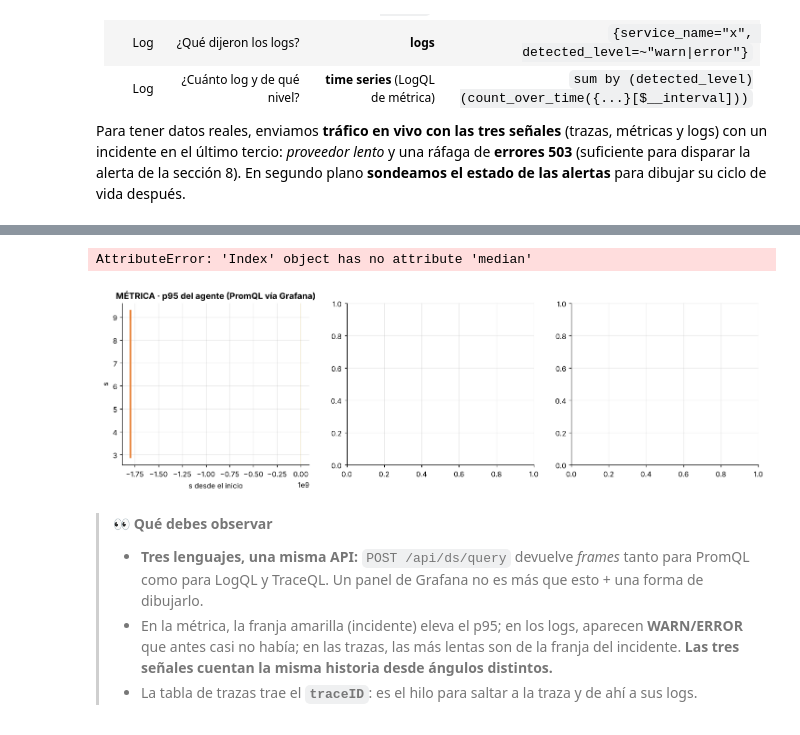
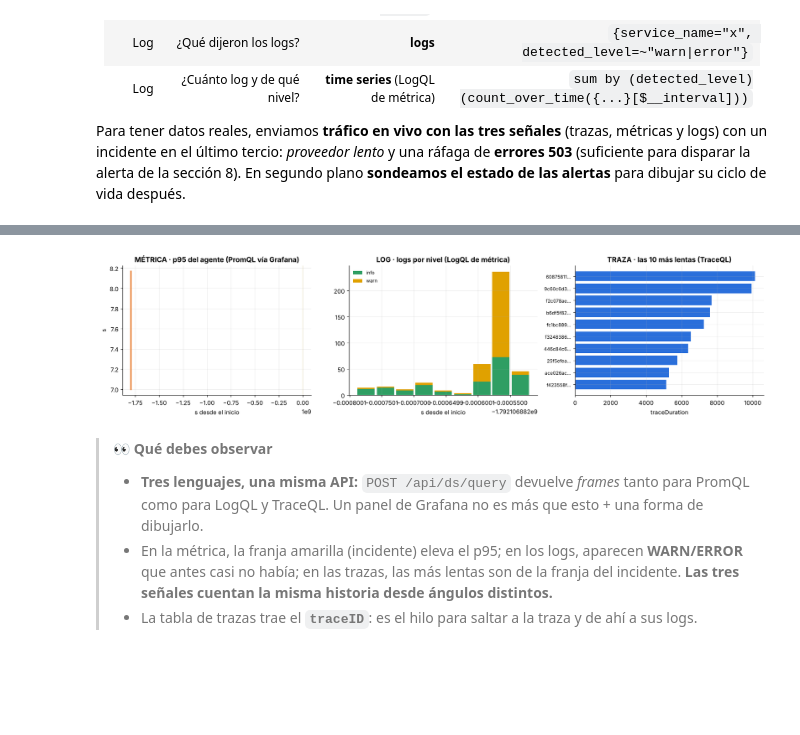
Before and after one commit to padillacm/IA-practice, a Jupyter notebook: agent-observability-course/10_grafana/10_grafana.executed.ipynb, the cells around one changed output, grey strips where cells are left out. Saved outputs shown, nothing was run; the diff lists cells and outputs as text; code cells hidden in the pictures; blank space fills up the shorter version.

```diff
--- a/agent-observability-course/10_grafana/10_grafana.executed.ipynb
+++ b/agent-observability-course/10_grafana/10_grafana.executed.ipynb
@@ -448,27 +467,26 @@ PromQL -> (3, 3) | LogQL -> (20, 3) | TraceQL -> (15, 7) · columnas de la tabla
 # %%
 if LIVE:
     fig, axes = plt.subplots(1, 3, figsize=(16, 4.1))
     if len(P95):
         axes[0].plot((pd.to_datetime(P95.iloc[:, 0], unit="ms").astype("int64") / 1e9) - T0, P95.iloc[:, 1], color=viz.PALETTE["metrics"], lw=2.4)
     for a, b in ((SECS * 0.5, SECS * 0.85),): axes[0].axvspan(a, b, color=viz.PALETTE["warn"], alpha=.15)
     axes[0].set_title("MÉTRICA · p95 del agente (PromQL vía Grafana)"); axes[0].set_xlabel("s desde el inicio"); axes[0].set_ylabel("s")
     if len(LOGV):
         pv = LOGV.pivot_table(index=LOGV.columns[0], columns="serie", values=LOGV.columns[1], aggfunc="sum").fillna(0)
         t = (pd.to_datetime(pv.index, unit="ms").astype("int64") / 1e9) - T0
         bottom = np.zeros(len(pv)); colr = {"info": viz.PALETTE["logs"], "warn": viz.PALETTE["warn"], "error": viz.PALETTE["error"]}
         for c in pv.columns:
-            axes[1].bar(t, pv[c].values, bottom=bottom, width=(t.diff().median() or 5) * .9, color=colr.get(c.split("=")[-1], "#999"), label=c.split("=")[-1]); bottom += pv[c].values
+            axes[1].bar(t, pv[c].values, bottom=bottom, width=(float(np.median(np.diff(t.values))) if len(t) > 1 else 5) * .9, color=colr.get(c.split("=")[-1], "#999"), label=c.split("=")[-1]); bottom += pv[c].values
         axes[1].legend(fontsize=8)
     axes[1].set_title("LOG · logs por nivel (LogQL de métrica)"); axes[1].set_xlabel("s desde el inicio")
     if len(TR):
         dcol = next(c for c in TR.columns if "uration" in c); top = TR.sort_values(dcol, ascending=False).head(10)
         axes[2].barh(range(len(top)), top[dcol], color=viz.PALETTE["traces"]); axes[2].set_yticks(range(len(top))); axes[2].set_yticklabels([str(x)[:8] + "…" for x in top.traceID], fontsize=8)
         axes[2].invert_yaxis(); axes[2].set_xlabel(dcol)
     axes[2].set_title("TRAZA · las 10 más lentas (TraceQL)")
     plt.tight_layout(); plt.show()
 # %% [output]
-AttributeError: 'Index' object has no attribute 'median'
-[figure, old version]
+[figure, new version]
 # %% [markdown]
 > 👀 **Qué debes observar**
 >
```
Also changed, not shown: parts of 8 cells of this notebook, 4 other files.
